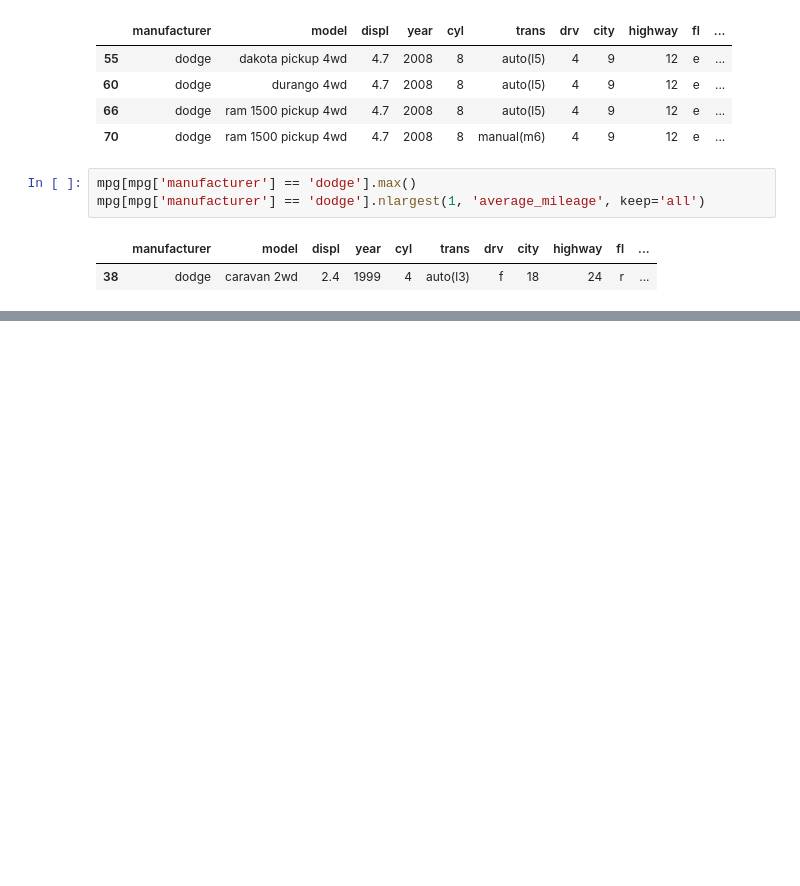
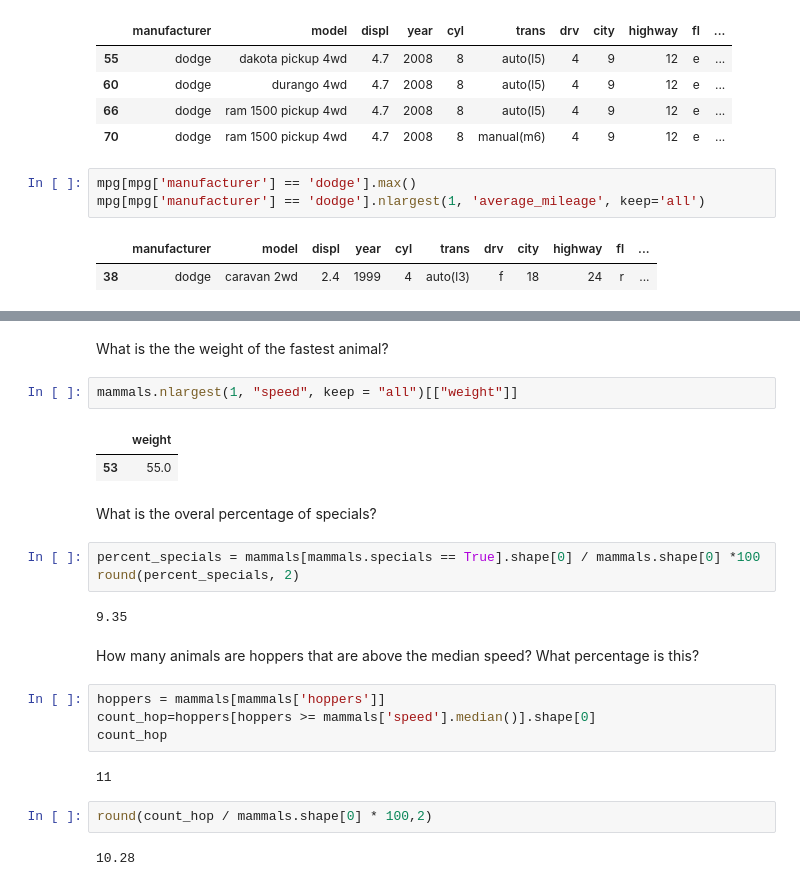
Before and after one commit to Olivert75/numpy-pandas-visualization-exercises, a Jupyter notebook: dataframes.ipynb, the cells around one changed output, grey strips where cells are left out. Drawn from its saved outputs; the diff is of its cells as text; blank space fills up the shorter version.

```diff
--- a/dataframes.ipynb
+++ b/dataframes.ipynb
@@ -323,0 +374,26 @@ How many animals are hoppers that are above the median speed? What percentage is
+# %% [markdown]
+What is the the weight of the fastest animal?
+# %%
+mammals.nlargest(1, "speed", keep = "all")[["weight"]]
+# %% [output]
+|  | weight |
+| 53 | 55.0 |
+# %% [markdown]
+What is the overal percentage of specials?
+# %%
+percent_specials = mammals[mammals.specials == True].shape[0] / mammals.shape[0] *100
+round(percent_specials, 2)
+# %% [output]
+9.35
+# %% [markdown]
+How many animals are hoppers that are above the median speed? What percentage is this?
+# %%
+hoppers = mammals[mammals['hoppers']]
+count_hop=hoppers[hoppers >= mammals['speed'].median()].shape[0]
+count_hop
+# %% [output]
+11
+# %%
+round(count_hop / mammals.shape[0] * 100,2)
+# %% [output]
+10.28
```
Also changed, not shown: parts of 10 cells of this notebook.
